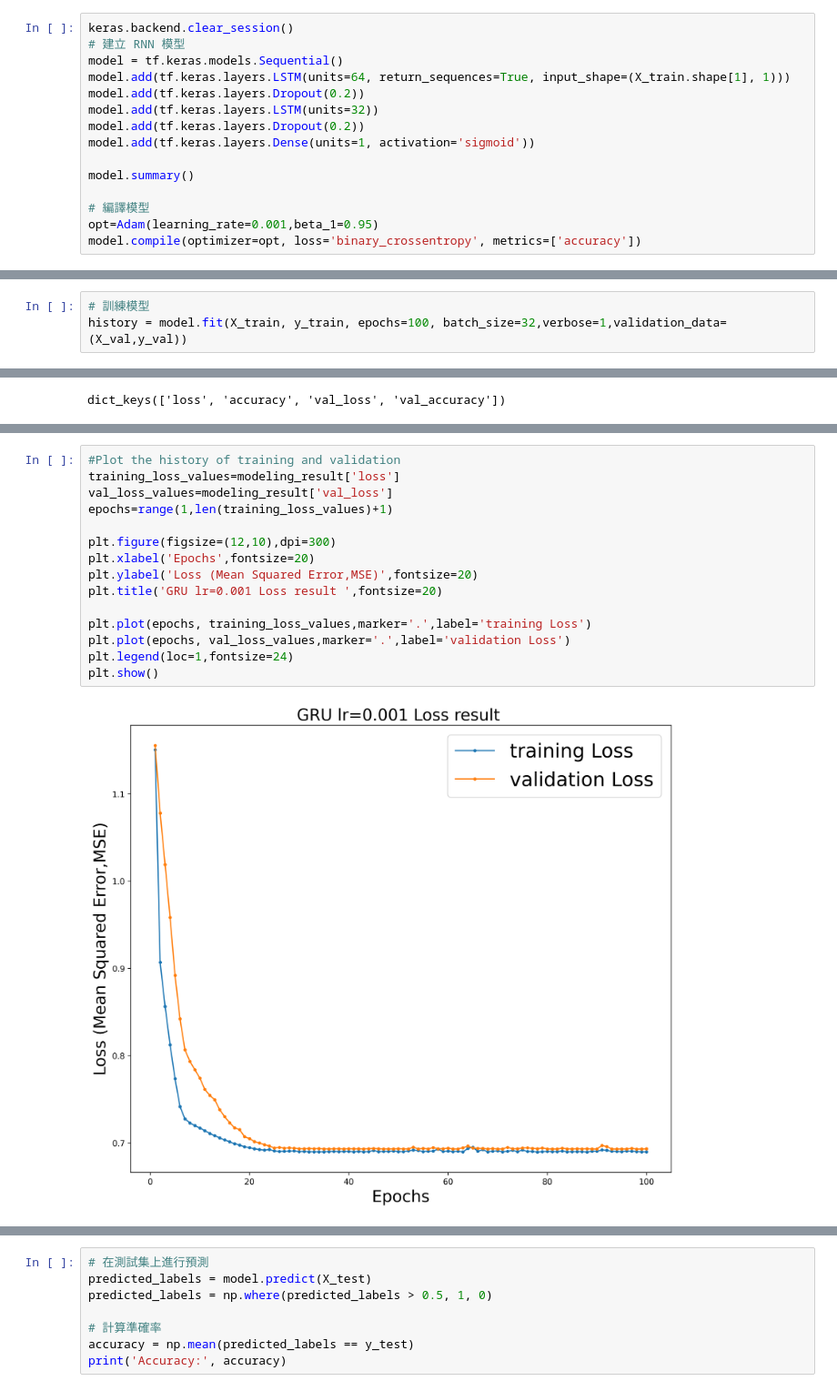
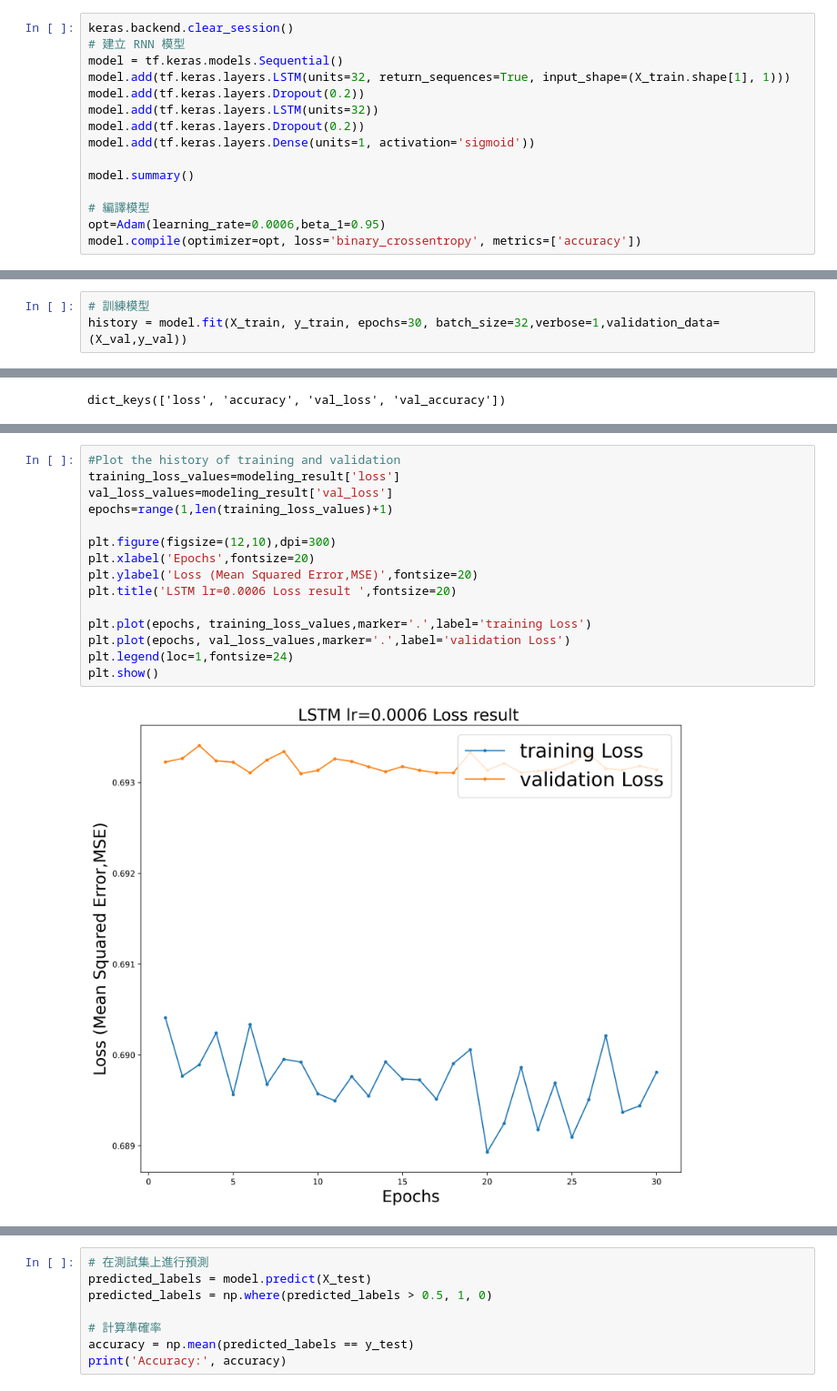
Before and after one commit to xdomodomox/colab, a Jupyter notebook: RNN類別.ipynb, the cells around one changed output, grey strips where cells are left out. Shown at 91% size. Drawn from its saved outputs; the diff is of its cells as text.

```diff
--- a/RNN類別.ipynb
+++ b/RNN類別.ipynb
@@ -137,7 +194,7 @@ _________________________________________________________________
 keras.backend.clear_session()
 # 建立 RNN 模型
 model = tf.keras.models.Sequential()
-model.add(tf.keras.layers.LSTM(units=64, return_sequences=True, input_shape=(X_train.shape[1], 1)))
+model.add(tf.keras.layers.LSTM(units=32, return_sequences=True, input_shape=(X_train.shape[1], 1)))
 model.add(tf.keras.layers.Dropout(0.2))
 model.add(tf.keras.layers.LSTM(units=32))
 model.add(tf.keras.layers.Dropout(0.2))
@@ -146,7 +203,7 @@ model.add(tf.keras.layers.Dense(units=1, activation='sigmoid'))
 model.summary()
 
 # 編譯模型
-opt=Adam(learning_rate=0.001,beta_1=0.95)
+opt=Adam(learning_rate=0.0006,beta_1=0.95)
 model.compile(optimizer=opt, loss='binary_crossentropy', metrics=['accuracy'])
 # %% [output]
 Model: "sequential"
@@ -170,5 +227,5 @@ Non-trainable params: 0
 _________________________________________________________________
 # %%
 # 訓練模型
-history = model.fit(X_train, y_train, epochs=100, batch_size=32,verbose=1,validation_data=(X_val,y_val))
+history = model.fit(X_train, y_train, epochs=30, batch_size=32,verbose=1,validation_data=(X_val,y_val))
 # %% [output]
@@ -210,20 +267,20 @@ val_Loss
 # %%
 #Plot the history of training and validation
 training_loss_values=modeling_result['loss']
 val_loss_values=modeling_result['val_loss']
 epochs=range(1,len(training_loss_values)+1)
 
 plt.figure(figsize=(12,10),dpi=300)
 plt.xlabel('Epochs',fontsize=20)
 plt.ylabel('Loss (Mean Squared Error,MSE)',fontsize=20)
-plt.title('GRU lr=0.001 Loss result ',fontsize=20)
+plt.title('LSTM lr=0.0006 Loss result ',fontsize=20)
 
 plt.plot(epochs, training_loss_values,marker='.',label='training Loss')
 plt.plot(epochs, val_loss_values,marker='.',label='validation Loss')
 plt.legend(loc=1,fontsize=24)
 plt.show()
 # %% [output]
-[figure, old version]
+[figure, new version]
 # %%
 # 7.2 Plot the history of training and validation
 training_acc_values=modeling_result['accuracy']
```
Also changed, not shown: parts of 13 cells of this notebook.
